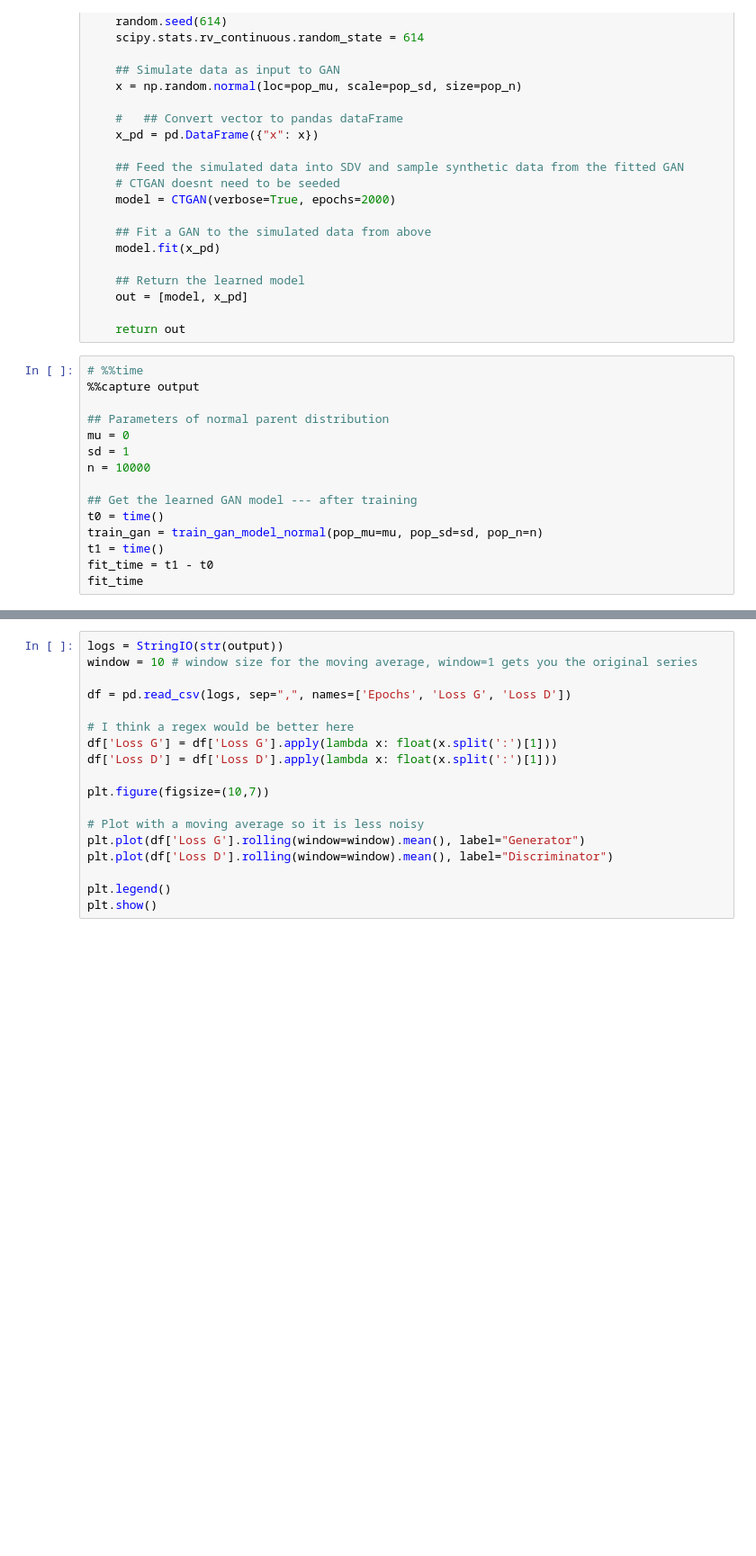
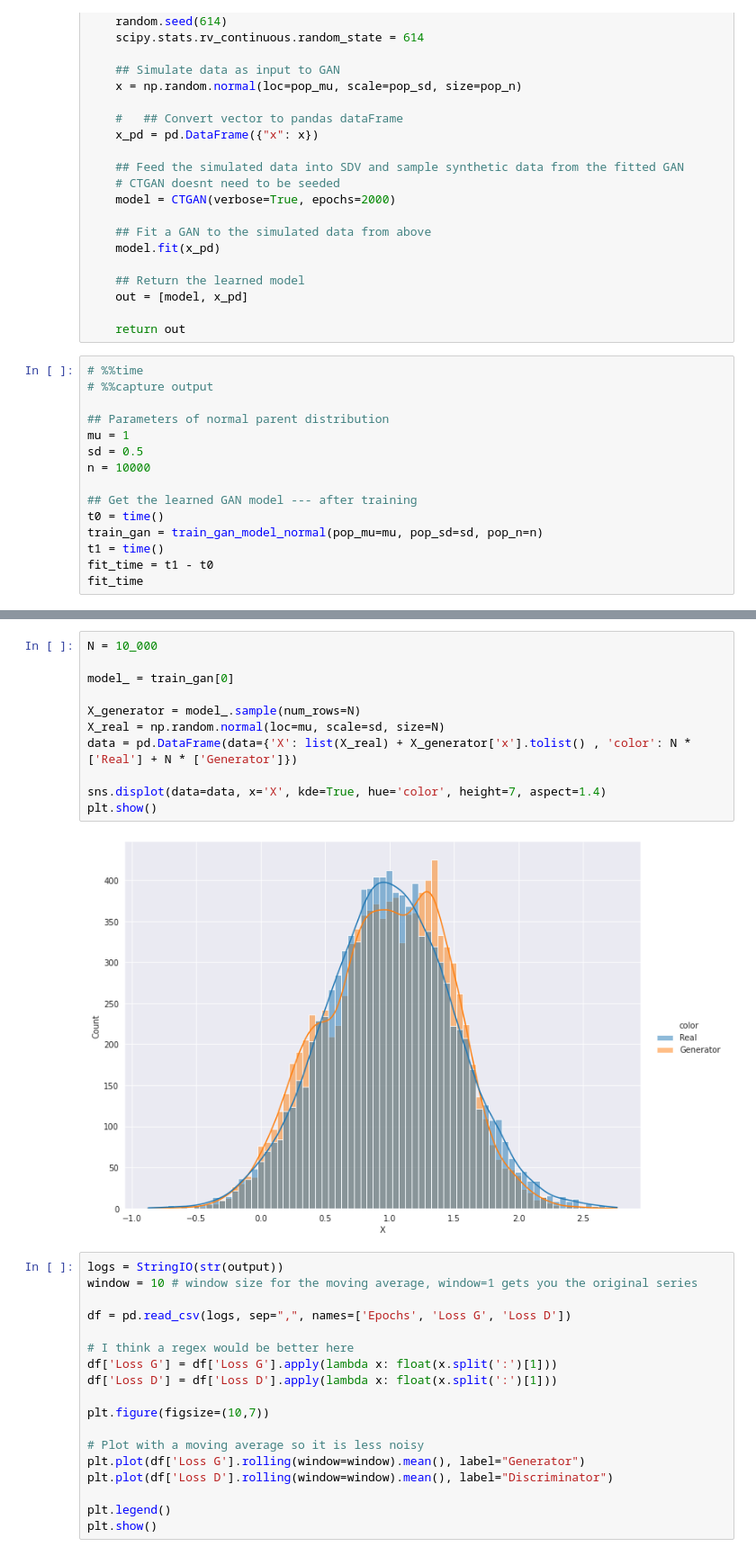
Before and after one commit to bettytan123/Sample-Size-Calculation, a Jupyter notebook: Continuous_Mean.ipynb, the cells around one changed output, grey strips where cells are left out. Shown: that part at 90% size. Saved outputs shown, nothing was run; the diff lists cells and outputs as text; blank space fills up the shorter version.

Commit message:
create the density plot

```diff
--- a/Continuous_Mean.ipynb
+++ b/Continuous_Mean.ipynb
@@ -198,11 +202,11 @@ def train_gan_model_normal(pop_mu, pop_sd, pop_n):
     return out
 # %%
 # %%time
-%%capture output
+# %%capture output
 
 ## Parameters of normal parent distribution
-mu = 0
-sd = 1
+mu = 1
+sd = 0.5
 n = 10000
 
 ## Get the learned GAN model --- after training
@@ -214,3 +237,16 @@ fit_time
+# %%
+N = 10_000
+
+model_ = train_gan[0]
+
+X_generator = model_.sample(num_rows=N)
+X_real = np.random.normal(loc=mu, scale=sd, size=N)
+data = pd.DataFrame(data={'X': list(X_real) + X_generator['x'].tolist() , 'color': N * ['Real'] + N * ['Generator']})
+
+sns.displot(data=data, x='X', kde=True, hue='color', height=7, aspect=1.4)
+plt.show()
+# %% [output]
+[figure, added]
 # %%
 logs = StringIO(str(output))
 window = 10 # window size for the moving average, window=1 gets you the original series
```
Also changed, not shown: parts of 4 cells of this notebook.
